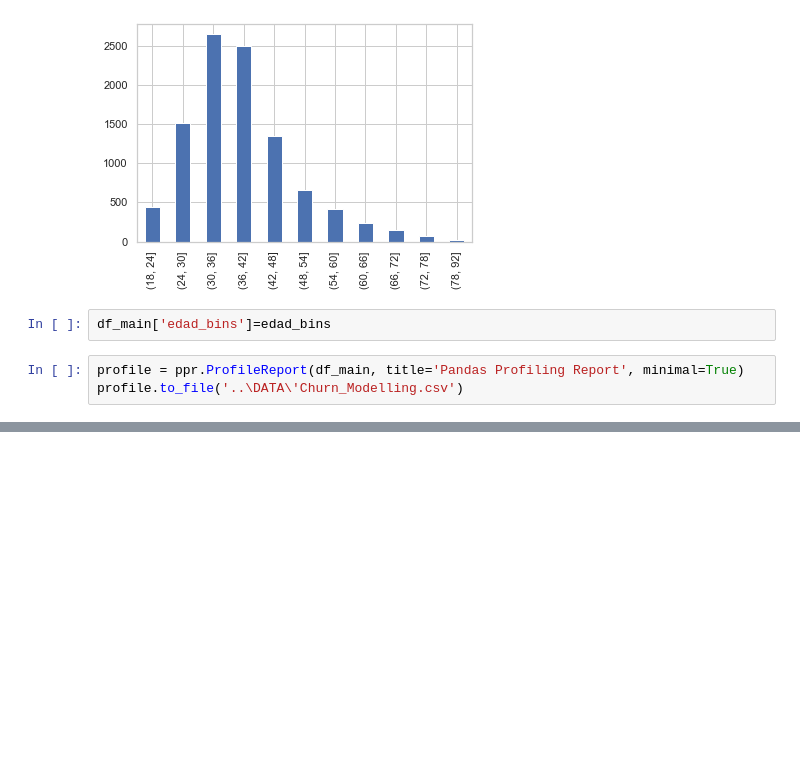
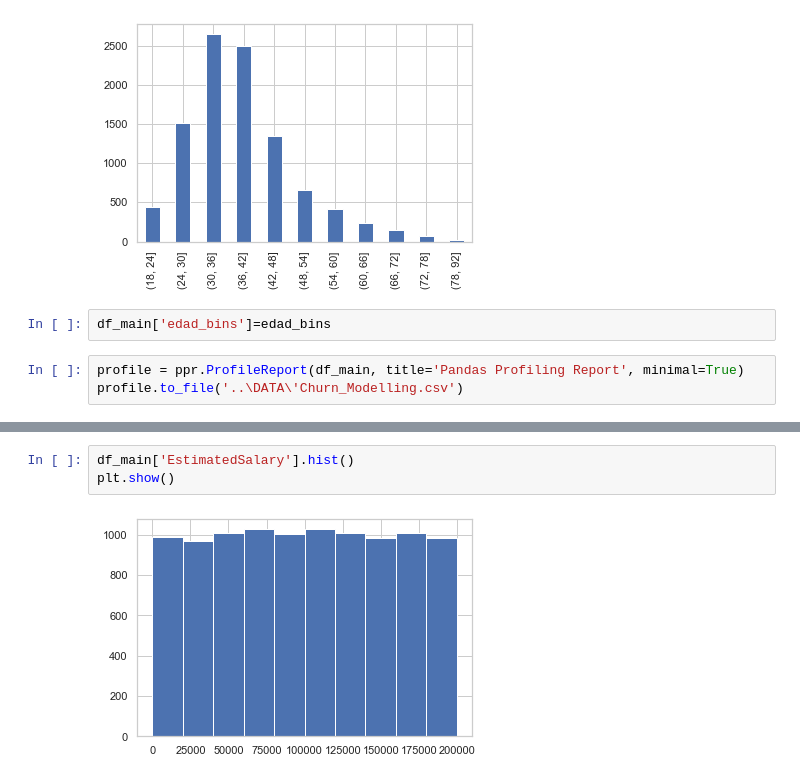
Before and after one commit to abigail-delacruz/AnalyticsMiproyecto, a Jupyter notebook: src/eda.ipynb, the cells around one changed output, grey strips where cells are left out. Drawn from its saved outputs; the diff is of its cells as text; blank space fills up the shorter version.

```diff
--- a/src/eda.ipynb
+++ b/src/eda.ipynb
@@ -103,0 +202,5 @@ profile.to_file('..\DATA\'Churn_Modelling.csv')
+# %%
+df_main['EstimatedSalary'].hist()
+plt.show()
+# %% [output]
+[figure, added]
```
Also changed, not shown: parts of 25 cells of this notebook.
